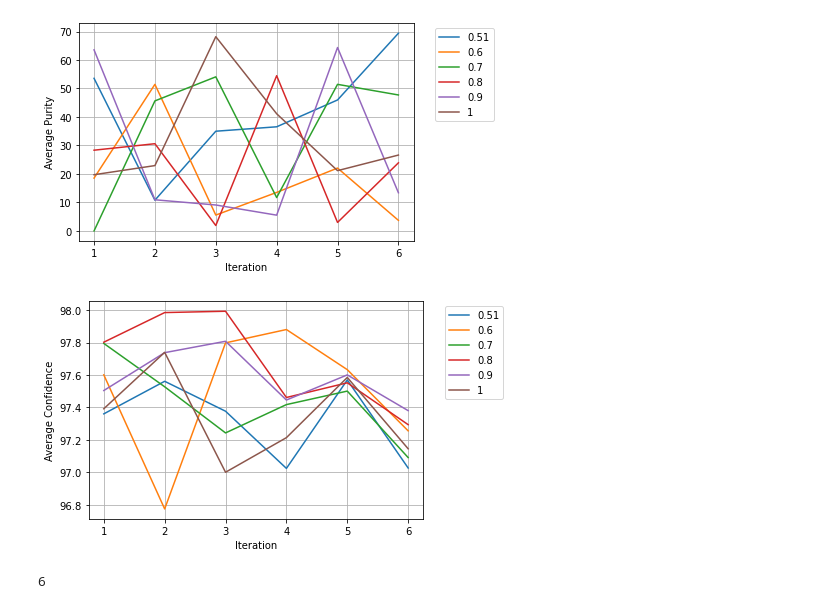
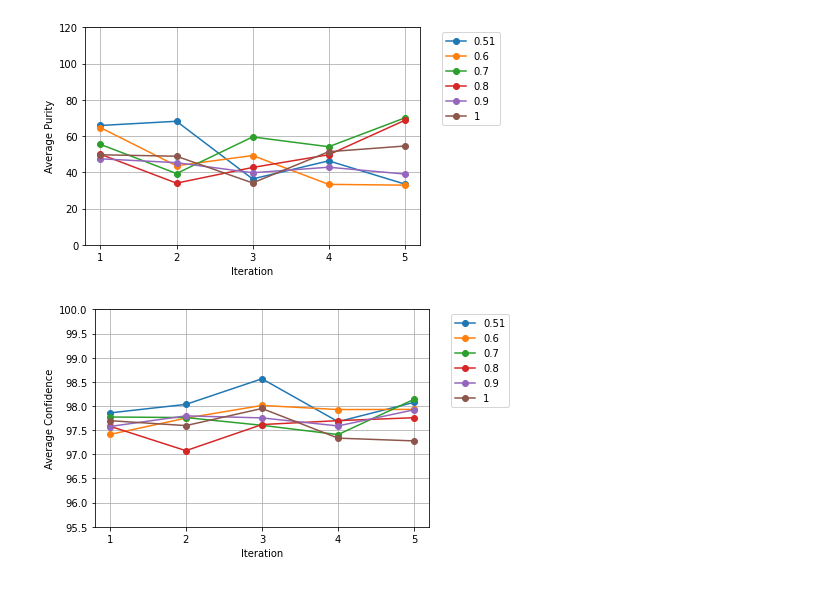
Before and after one commit to Jagaskak/CourseProject, a Jupyter notebook: ITMTF.ipynb, the cells around one changed output. Cells and saved outputs as stored; diff of their text form; code cells hidden in the pictures.

```diff
--- a/ITMTF.ipynb
+++ b/ITMTF.ipynb
@@ -479,18 +519,10 @@ Avg. Conf:  97.14485714285715
 # %%
-# k_labels = ["10", "20", "30", "40", "varying tn"]
-# show_plot(range(1, 7), all_avg_purities,    "Iteration", "Average Purity", k_labels, saveAs="purity_varying_tn_2.png")
-# show_plot(range(1, 7), all_avg_conf, "Iteration", "Average Confidence", k_labels, saveAs="confidence_varying_tn_1.png")
-
 mu_labels = ["0.51", "0.6", "0.7", "0.8", "0.9", "1"]
-show_plot(range(1, 6), np.array(all_avg_purities[5:]), "Iteration", "Average Purity", mu_labels, saveAs="purity_mu.png")
-show_plot(range(1, 6), np.array(all_avg_conf[5:]), "Iteration", "Average Confidence", mu_labels, saveAs="confidence_mu.png")
+show_plot(range(1, 6), mu_avg_purities, "Iteration", "Average Purity", mu_labels, xticks=range(1, 6), yaxisrange=[0, 120], saveAs="purity_mu.png")
+show_plot(range(1, 6), mu_avg_conf, "Iteration", "Average Confidence", mu_labels, xticks=range(1, 6), yaxisrange=[95.5, 100], saveAs="confidence_mu.png")
 # %% [output]
-[figure, old version]
+[figure, new version]
-[figure, old version]
+[figure, new version]
-# %%
-len(all_avg_conf[0])
-# %% [output]
-6
 # %%
 # Visualize the topics
 pyLDAvis.enable_notebook()
```
Also changed, not shown: parts of 8 cells of this notebook, 7 other files.
